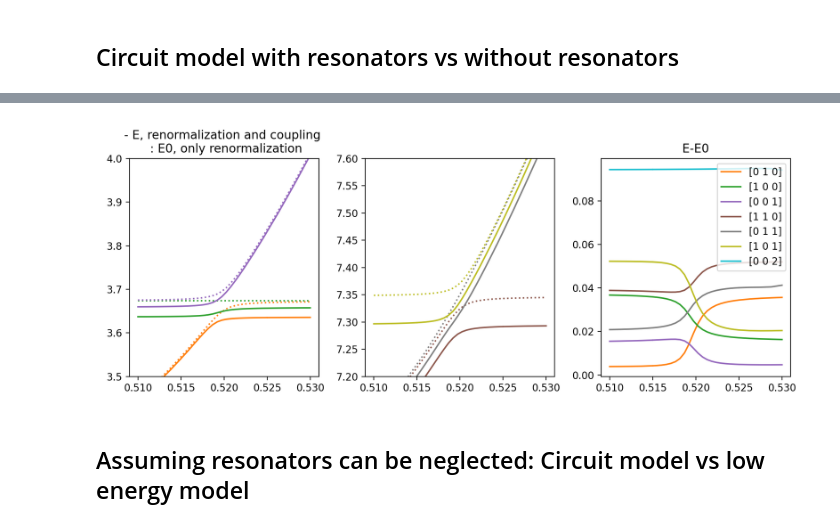
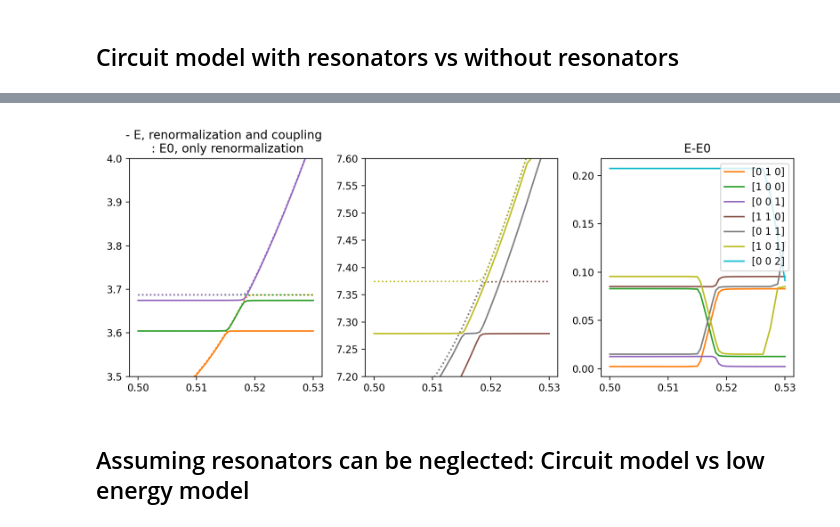
Before and after one commit to GabrielJauma/tunable-capacitive-coupling-flux-qubits, a Jupyter notebook: KIT/Experiments/qubit_C_qubit_C_qubit - coupling analysis.ipynb, the cells around one changed output, grey strips where cells are left out. Drawn from its saved outputs; the diff is of its cells as text; code cells hidden in the pictures.

```diff
--- a/KIT/Experiments/qubit_C_qubit_C_qubit - coupling analysis.ipynb
+++ b/KIT/Experiments/qubit_C_qubit_C_qubit - coupling analysis.ipynb
@@ -36,4 +36,12 @@ CR_3, CF_3, LF_3, LR_3, EJ_3, Δ_3, ω_r_3 = sq_ext.get_experimental_parameters(
 Δs = [Δ_1, Δ_2, Δ_3]
+# %%
+CF_1, LF_1, EJ_1, _, _      = np.load(opt_dir +  '/qubit_1' + '.npz')['parameters_opt']
+C_int_11, CR_1, LR_1, _, _  = np.load(opt_dir +  '/resonator_1' + '.npz')['parameters_opt']
+CF_2, LF_2, EJ_2, _, _      = np.load(opt_dir +  '/qubit_2' + '.npz')['parameters_opt']
+CR_2, LR_2, Δ_2, _, _       = np.load(opt_dir +  '/resonator_2' + '.npz')['parameters_opt']
+CF_3, LF_3, EJ_3, _, _      = np.load(opt_dir +  '/qubit_3' + '.npz')['parameters_opt']
+C_int_33, CR_3, LR_3, _, _  = np.load(opt_dir +  '/resonator_3' + '.npz')['parameters_opt']
+C_int_12, _, _, _           = np.load(opt_dir +  '/qubit_1_qubit_2' + '.npz')['parameters_opt']
 # %%
 φ_ext_1 = 0.5
 φ_ext_2 = 0.5
@@ -174,0 +167,29 @@ plt.close('all')
+# %%
+fig, (ax1, ax2, ax3) = plt.subplots(ncols=3, figsize = [10,4], dpi=200)
+
+colors = figs.generate_colors_from_colormap(n_eig, 'tab10')
+
+ax2.plot([], label=r'At $\varphi= 0.5$ ', color='white')
+ax2.plot([], label='F F F ', color='white')
+for i, color in enumerate(colors):
+    if i ==0:
+        continue
+    for ax in [ax1, ax2, ax3]:
+        ax.plot(φ_ext_2_values, E_circuits_nores_A[:,i], color=color, label=N_circuits_nores_A[0,i])
+        ax.plot(φ_ext_2_values, E0_circuits_nores_A[:,i], ':', color=color)
+
+# ax2.legend(loc='upper left', bbox_to_anchor=(1, 1))
+ax2.legend()
+ax1.set_ylim([3.6,3.8])
+ax3.set_ylim([7.2,7.6])
+
+
+fig.suptitle('Coupled circuit model with resonators (-) vs uncoupled circuit model with resonators(:)')
+#
+# ax2.set_ylim([7.2,7.6])
+#ax.set_ylabel(r'$')
+#ax.set_xlabel(r'$')
+#ax.set_title(r'$')
+fig.tight_layout()
+fig.show()
+plt.close('all')
@@ -175,35 +198,35 @@ plt.close('all')
 # %%
 fig, (ax1, ax2, ax3) = plt.subplots(ncols=3, figsize = [10,4], dpi=200)
 
 colors = figs.generate_colors_from_colormap(n_eig, 'tab10')
 
 ax2.plot([], label=' F  F  F', color='white')
 for i, color in enumerate(colors):
     if i ==0:
         continue
     for ax in [ax1, ax2, ax3]:
         if ax != ax3:
-            circuit_full_index = np.where( np.all(N_circuits_full[0,:][:,[0,2,4]] == N_circuits_nores[0,i], axis=1) )[0][0]
-            ax.plot(φ_ext_2_values, E_circuits_full[:,circuit_full_index], color=color)
-            ax.plot(φ_ext_2_values, E_circuits_nores[:,i], ':', color=color)
+            circuit_full_index = np.where( np.all(N_circuits_full_A[0,:][:,[0,2,4]] == N_circuits_nores_A[0,i], axis=1) )[0][0]
+            ax.plot(φ_ext_2_values, E_circuits_full_A[:,circuit_full_index], color=color)
+            ax.plot(φ_ext_2_values, E_circuits_nores_A[:,i], ':', color=color)
         else:
-            ax.plot(φ_ext_2_values, np.abs(E_circuits_nores[:,i]-E_circuits_full[:,circuit_full_index]), color=color, label=N_circuits_nores[0,i])
+            ax.plot(φ_ext_2_values, np.abs(E_circuits_nores_A[:,i]-E_circuits_full_A[:,circuit_full_index]), color=color, label=N_circuits_nores_A[0,i])
 
 ax1.set_title('- E, renormalization and coupling \n : E0, only renormalization')
 ax3.set_title(' E-E0 ')
 
 ax3.legend(loc='upper right')
 
 ax1.set_ylim([3.5,4])
 ax2.set_ylim([7.2,7.6])
 #ax.set_ylabel(r'$')
 #ax.set_xlabel(r'$')
 #ax.set_title(r'$')
 fig.tight_layout()
 fig.show()
 plt.close('all')
 # %% [output]
-[figure, old version]
+[figure, new version]
 # %% [markdown]
 ## Assuming resonators can be neglected: Circuit model vs low energy model
 # %%
```
Also changed, not shown: parts of 12 cells of this notebook, 5 other files.
